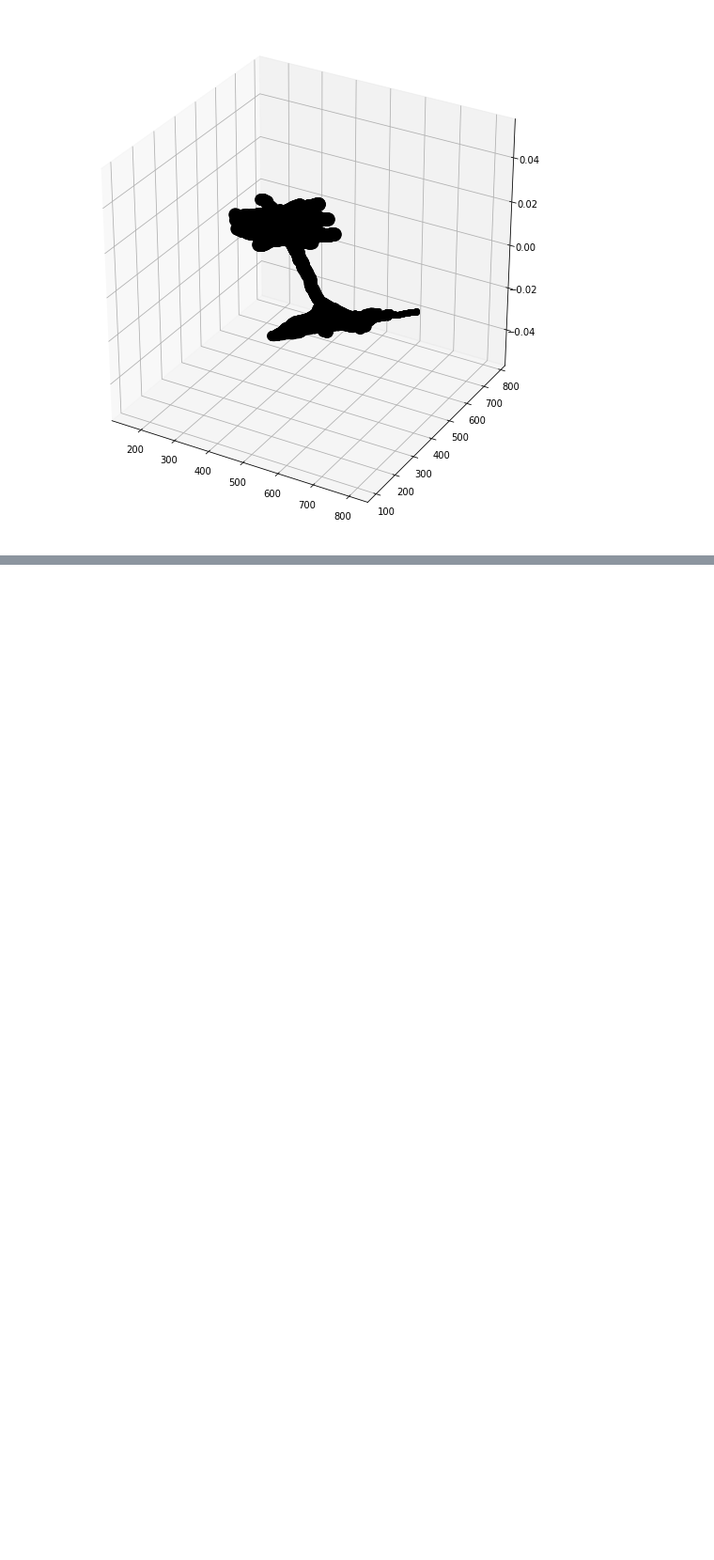
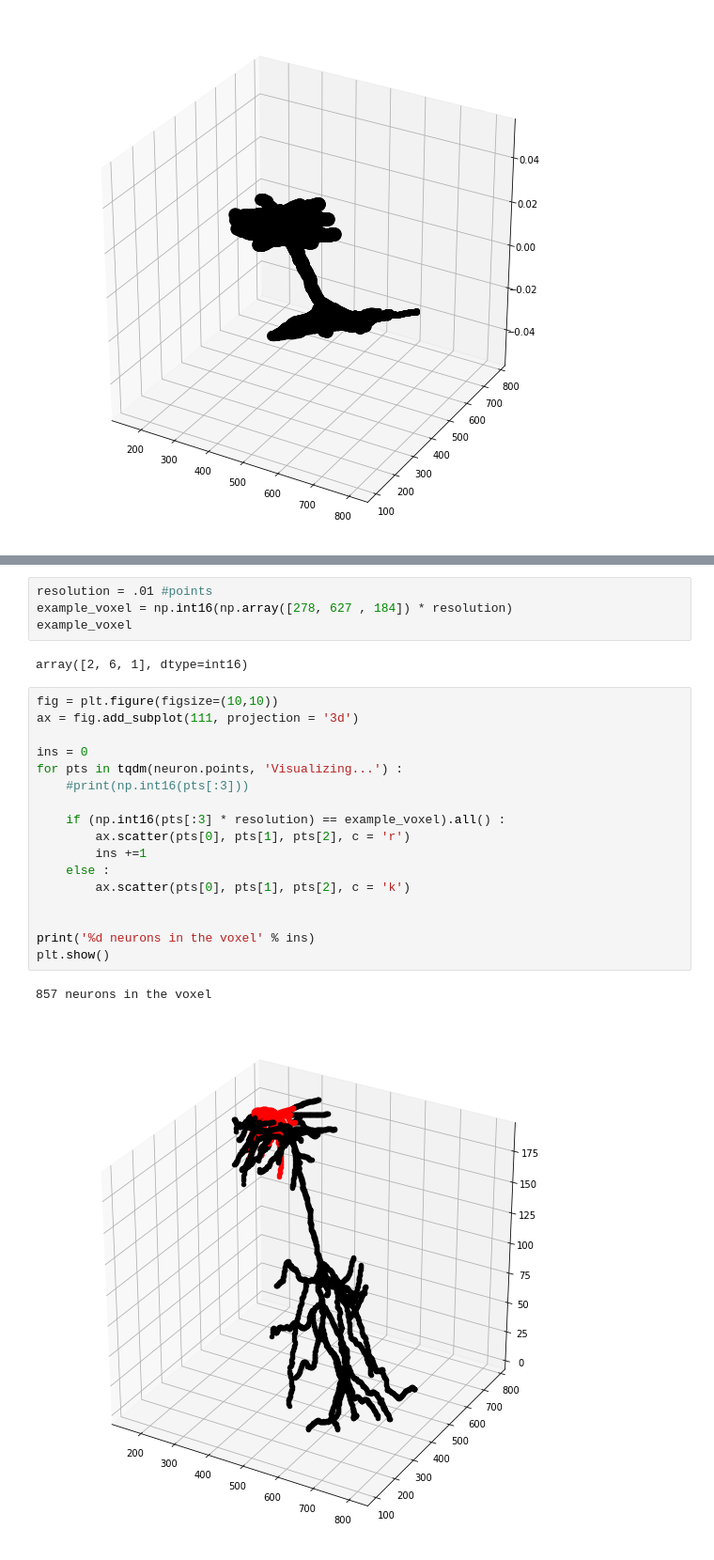
Before and after one commit to hugoladret/covid, a Jupyter notebook: dev_python/2020_04_17_NeuroM_test.ipynb, the cells around one changed output, grey strips where cells are left out. Shown: that part at 94% size. Saved outputs shown, nothing was run; the diff lists cells and outputs as text; blank space fills up the shorter version.

```diff
--- a/dev_python/2020_04_17_NeuroM_test.ipynb
+++ b/dev_python/2020_04_17_NeuroM_test.ipynb
@@ -72,0 +36,26 @@ polygon
+# %%
+resolution = .01 #points
+example_voxel = np.int16(np.array([278, 627 , 184]) * resolution)
+example_voxel
+# %% [output]
+array([2, 6, 1], dtype=int16)
+# %%
+fig = plt.figure(figsize=(10,10))
+ax = fig.add_subplot(111, projection = '3d')
+
+ins = 0
+for pts in tqdm(neuron.points, 'Visualizing...') :
+    #print(np.int16(pts[:3]))
+
+    if (np.int16(pts[:3] * resolution) == example_voxel).all() :
+        ax.scatter(pts[0], pts[1], pts[2], c = 'r')
+        ins +=1
+    else :
+        ax.scatter(pts[0], pts[1], pts[2], c = 'k')
+
+
+print('%d neurons in the voxel' % ins)
+plt.show()
+# %% [output]
+857 neurons in the voxel
+[figure, added]
```
Also changed, not shown: parts of 8 cells of this notebook.
